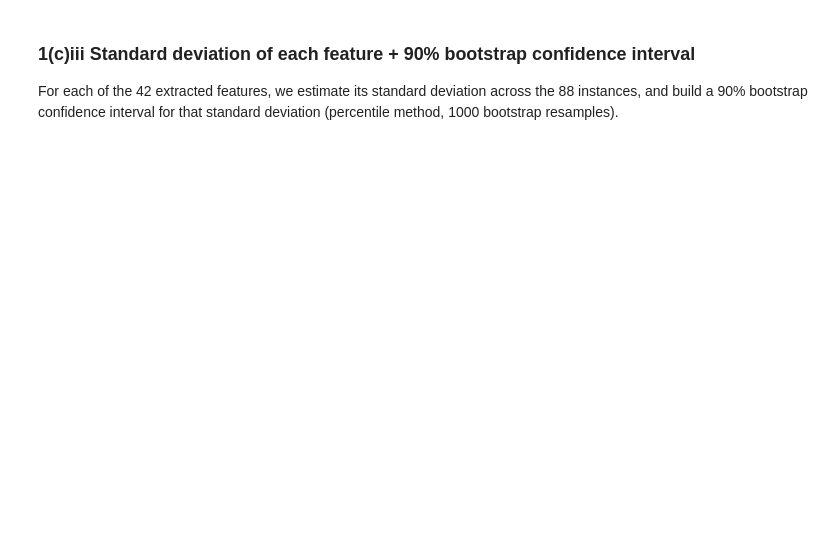
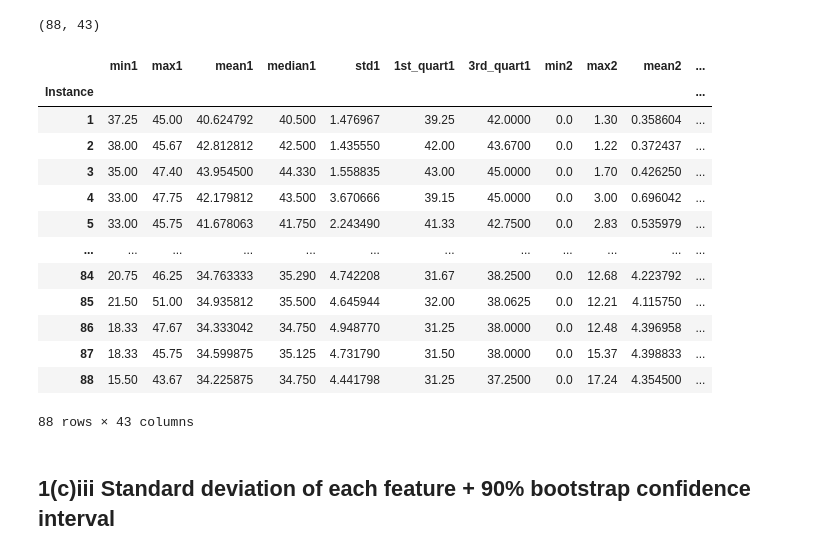
Before and after one commit to nimnusmik/Kim_Seonmin_HW3, a Jupyter notebook: code/Kim_Seonmin_HW3.ipynb, the cells around one changed output. Saved outputs shown, nothing was run; the diff lists cells and outputs as text; code cells hidden in the pictures; blank space fills up the shorter version.

```diff
--- a/code/Kim_Seonmin_HW3.ipynb
+++ b/code/Kim_Seonmin_HW3.ipynb
@@ -71,0 +24,11 @@ Test data: datasets 1 and 2 in `bending1` and `bending2`; datasets 1, 2, and 3 i
+# %%
+import pandas as pd
+from pathlib import Path
+
+DATA_DIR = Path("../data/AReM")
+
+COLS = ["time", "avg_rss12", "var_rss12", "avg_rss13", "var_rss13", "avg_rss23", "var_rss23"]
+
+df = pd.read_csv(DATA_DIR / "bending1" / "dataset1.csv", comment="#", header=None,
+                 names=COLS)
+df.head()
@@ -108,26 +129,20 @@ Seven features × six time series = 42 features per instance, for all 88 instanc
 # %%
-FEATS = ["min", "max", "mean", "median", "std", "1st_quart", "3rd_quart"]
-
-
 def extract_features(ts_df):
-    '''42 time-domain features from one instance (6 series x 7 features).'''
     out = {}
     for k, col in enumerate(ts_df.columns, start=1):
         s = ts_df[col]
-        out[f"min{k}"] = s.min()
-        out[f"max{k}"] = s.max()
-        out[f"mean{k}"] = s.mean()
-        out[f"median{k}"] = s.median()
-        out[f"std{k}"] = s.std()
+        out[f"min{k}"]       = s.min()
+        out[f"max{k}"]       = s.max()
+        out[f"mean{k}"]      = s.mean()
+        out[f"median{k}"]    = s.median()
+        out[f"std{k}"]       = s.std()
         out[f"1st_quart{k}"] = s.quantile(0.25)
         out[f"3rd_quart{k}"] = s.quantile(0.75)
     return out
 
 
-feature_df = pd.DataFrame([extract_features(i["data"]) for i in instances])
-feature_df.insert(0, "activity", [i["activity"] for i in instances])
-feature_df.index = pd.RangeIndex(1, len(feature_df) + 1, name="Instance")
-
-print(feature_df.shape)
-feature_df
+print(extract_features(instances[2]["data"]))
+print(instances[0].keys())           # dict_keys(['activity', 'num', 'data'])
+print(instances[0]["activity"])      # 'bending1'
+print(instances[0]["data"].head())
 # %% [output]
@@ -149,4 +158,28 @@ feature_df
-# %% [markdown]
-### 1(c)iii Standard deviation of each feature + 90% bootstrap confidence interval
-
-For each of the 42 extracted features, we estimate its standard deviation across the 88 instances, and build a 90% bootstrap confidence interval for that standard deviation (percentile method, 1000 bootstrap resamples).
+# %%
+feature_df = pd.DataFrame([extract_features(i["data"]) for i in instances])
+
+feature_df["activity"] = [i["activity"] for i in instances]
+
+feature_df.index = range(1, len(feature_df) + 1)
+feature_df.index.name = "Instance"
+
+print(feature_df.shape)
+feature_df
+# %% [output]
+(88, 43)
+|  | min1 | max1 | mean1 | median1 | std1 | 1st_quart1 | 3rd_quart1 | min2 | max2 | mean2 | ... |
+| Instance |  |  |  |  |  |  |  |  |  |  | ... |
+| 1 | 37.25 | 45.00 | 40.624792 | 40.500 | 1.476967 | 39.25 | 42.0000 | 0.0 | 1.30 | 0.358604 | ... |
+| 2 | 38.00 | 45.67 | 42.812812 | 42.500 | 1.435550 | 42.00 | 43.6700 | 0.0 | 1.22 | 0.372437 | ... |
+| 3 | 35.00 | 47.40 | 43.954500 | 44.330 | 1.558835 | 43.00 | 45.0000 | 0.0 | 1.70 | 0.426250 | ... |
+| 4 | 33.00 | 47.75 | 42.179812 | 43.500 | 3.670666 | 39.15 | 45.0000 | 0.0 | 3.00 | 0.696042 | ... |
+| 5 | 33.00 | 45.75 | 41.678063 | 41.750 | 2.243490 | 41.33 | 42.7500 | 0.0 | 2.83 | 0.535979 | ... |
+| ... | ... | ... | ... | ... | ... | ... | ... | ... | ... | ... | ... |
+| 84 | 20.75 | 46.25 | 34.763333 | 35.290 | 4.742208 | 31.67 | 38.2500 | 0.0 | 12.68 | 4.223792 | ... |
+| 85 | 21.50 | 51.00 | 34.935812 | 35.500 | 4.645944 | 32.00 | 38.0625 | 0.0 | 12.21 | 4.115750 | ... |
+| 86 | 18.33 | 47.67 | 34.333042 | 34.750 | 4.948770 | 31.25 | 38.0000 | 0.0 | 12.48 | 4.396958 | ... |
+| 87 | 18.33 | 45.75 | 34.599875 | 35.125 | 4.731790 | 31.50 | 38.0000 | 0.0 | 15.37 | 4.398833 | ... |
+| 88 | 15.50 | 43.67 | 34.225875 | 34.750 | 4.441798 | 31.25 | 37.2500 | 0.0 | 17.24 | 4.354500 | ... |
+88 rows × 43 columns
+# %% [markdown]
+## 1(c)iii Standard deviation of each feature + 90% bootstrap confidence interval
```
Also changed, not shown: parts of 26 cells of this notebook.
